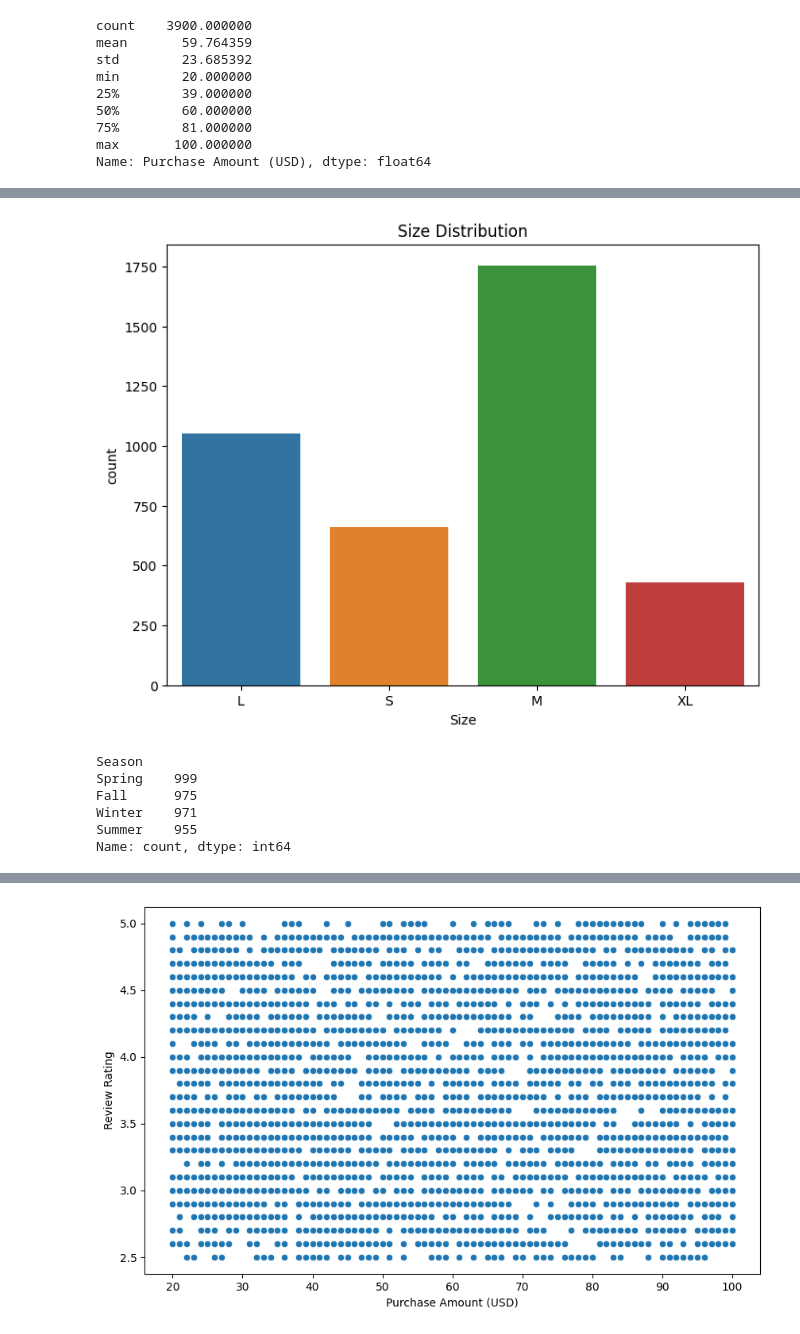
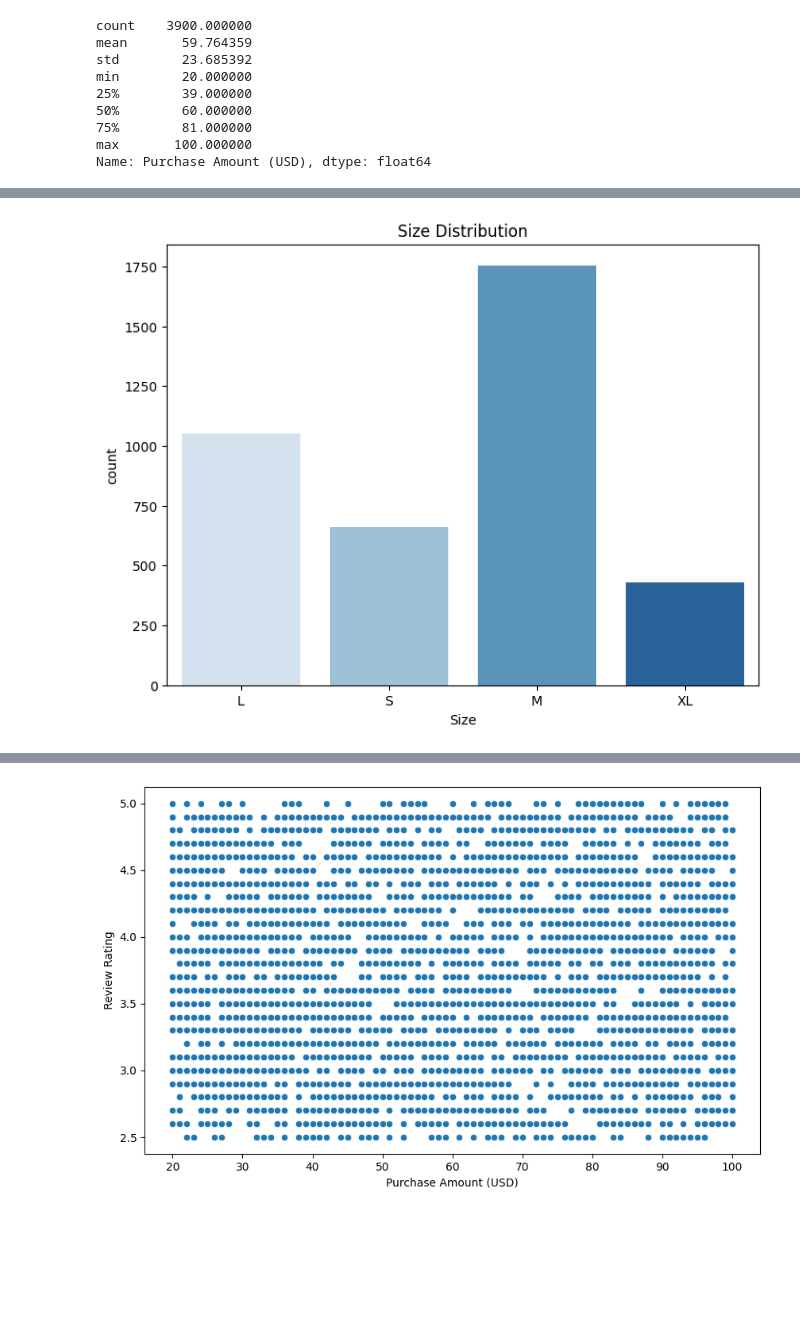
Before and after one commit to Ozan-Mohurcu/Trend_Shopping_Practice, a Jupyter notebook: trend-shopping-dataset.ipynb, the cells around one changed output, grey strips where cells are left out. Cells and saved outputs as stored; diff of their text form; code cells hidden in the pictures; blank space fills up the shorter version.

```diff
--- a/trend-shopping-dataset.ipynb
+++ b/trend-shopping-dataset.ipynb
@@ -29,7 +61,7 @@ import warnings
 warnings.filterwarnings("ignore")
 warnings.warn("this will not show")
 # %%
-df = pd.read_csv("/kaggle/input/customer-shopping-latest-trends-dataset/shopping_trends.csv")
+df = pd.read_csv("shopping_trends.csv")
 df.head()
 # %% [output]
 |  | Customer ID | Age | Gender | Item Purchased | Category | Purchase Amount (USD) | Location | Size | ... |
@@ -172,16 +204,7 @@ plt.show()
 # %%
 plt.figure(figsize = (8,6))
-sns.countplot(data = df, x = 'Size', )
+sns.countplot(data = df, x = 'Size', palette='Blues')
 plt.title("Size Distribution")
 plt.show()
 # %% [output]
-[figure, old version]
+[figure, new version]
-# %%
-df['Season'].value_counts()
-# %% [output]
-Season
-Spring    999
-Fall      975
-Winter    971
-Summer    955
-Name: count, dtype: int64
```
Also changed, not shown: parts of 26 cells of this notebook, 1 other file.
